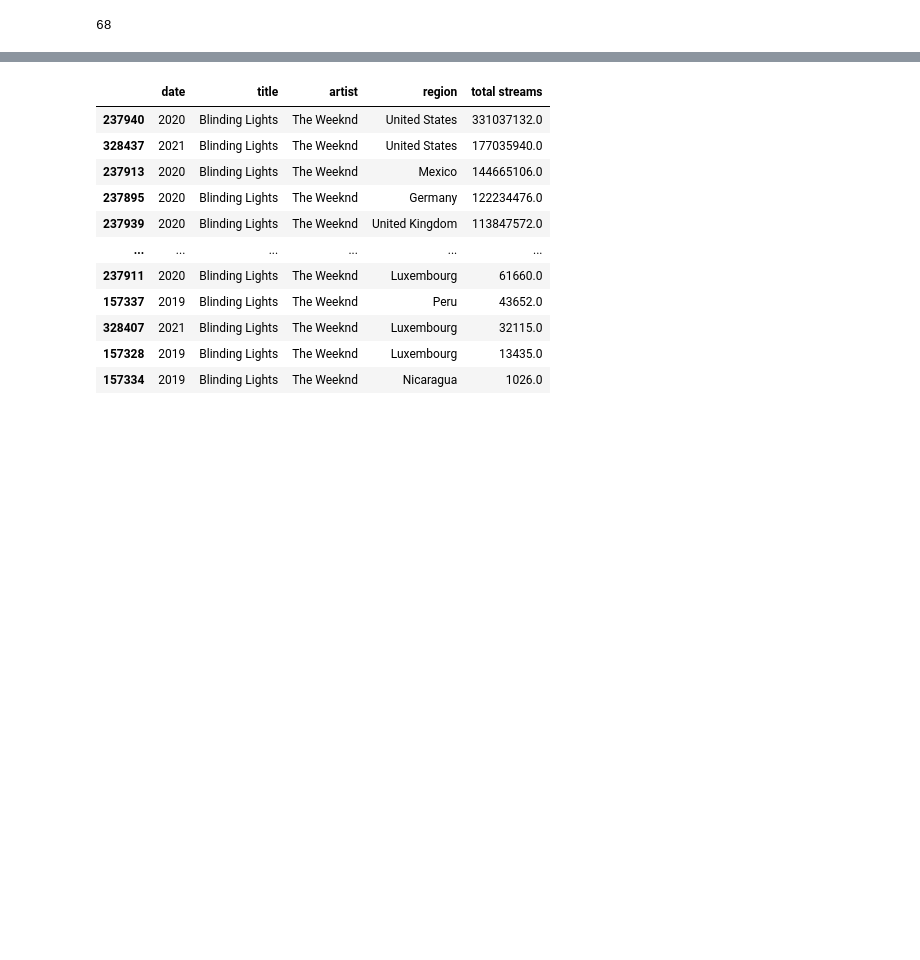
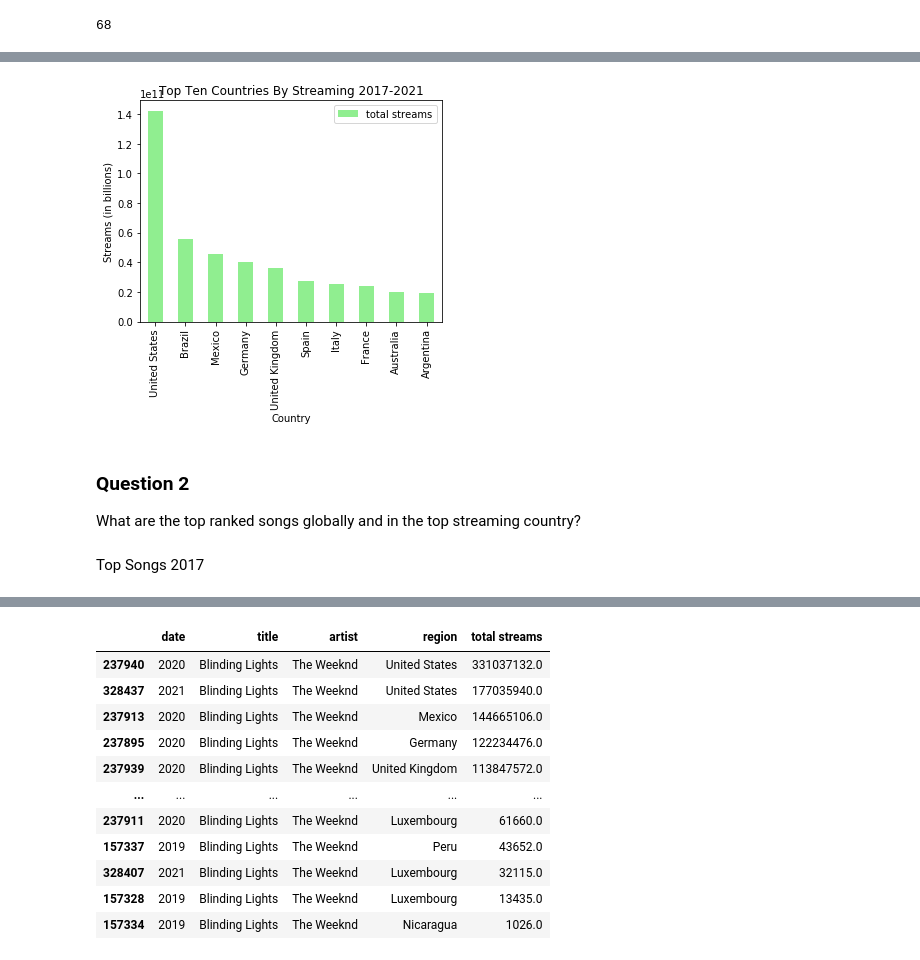
Before and after one commit to a-barbera/Project-One-Group-7, a Jupyter notebook: Project-1/Spotify_Trends.ipynb, the cells around one changed output, grey strips where cells are left out. Drawn from its saved outputs; the diff is of its cells as text; code cells hidden in the pictures; blank space fills up the shorter version.

```diff
--- a/Project-1/Spotify_Trends.ipynb
+++ b/Project-1/Spotify_Trends.ipynb
@@ -200,0 +57,29 @@ Name: total streams, Length: 642, dtype: float64
+# %%
+#create bar plot to show top 10 countries streams
+top_countries_plot = top_ten.plot.bar(y='total streams', figsize=(5, 5), width=.5, alpha=1, align="center", color = "lightgreen")
+
+#add title
+plt.title("Top Ten Countries By Streaming 2017-2021")
+
+#label xaxis
+plt.xlabel("Country")
+
+#lable yaxis
+plt.ylabel("Streams (in billions)")
+
+#adjust graph layout
+plt.tight_layout()
+
+#export chart to pngs
+plt.savefig("Top_Ten_Countries_by_Streaming.png")
+
+#show graph
+plt.show()
+# %% [output]
+[figure, added]
+# %% [markdown]
+### Question 2
+
+What are the top ranked songs globally  and in the top streaming country?
+# %% [markdown]
+Top Songs 2017
```
Also changed, not shown: parts of 61 cells of this notebook, 4 other files.
